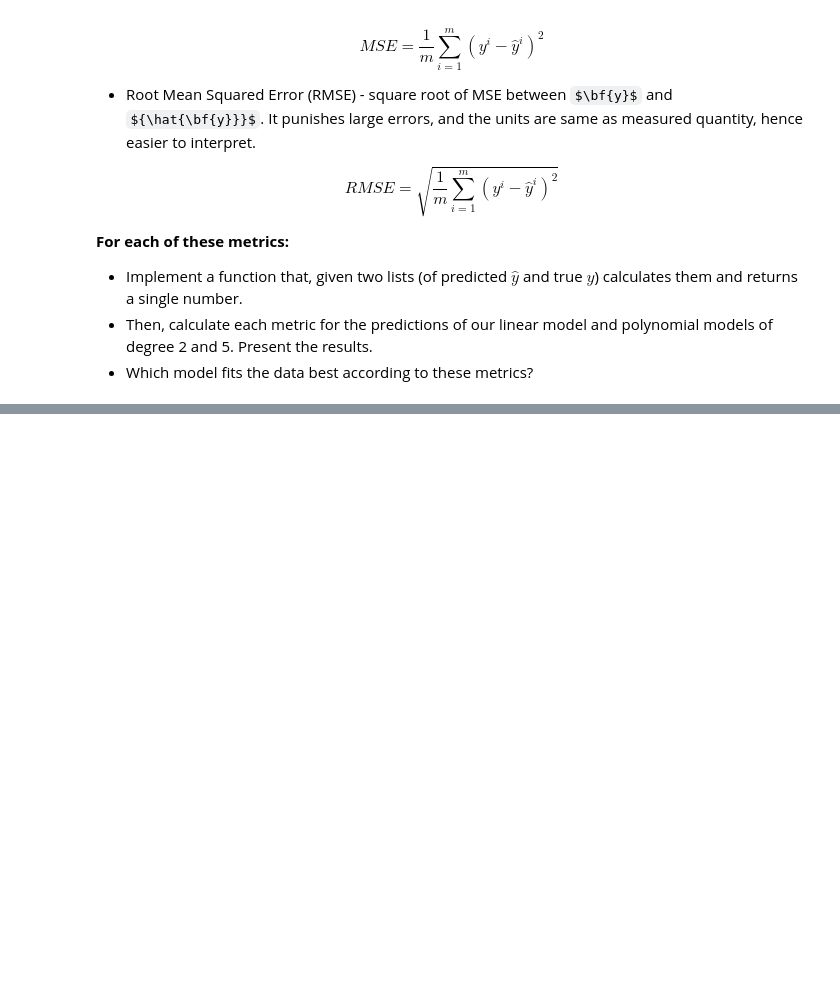
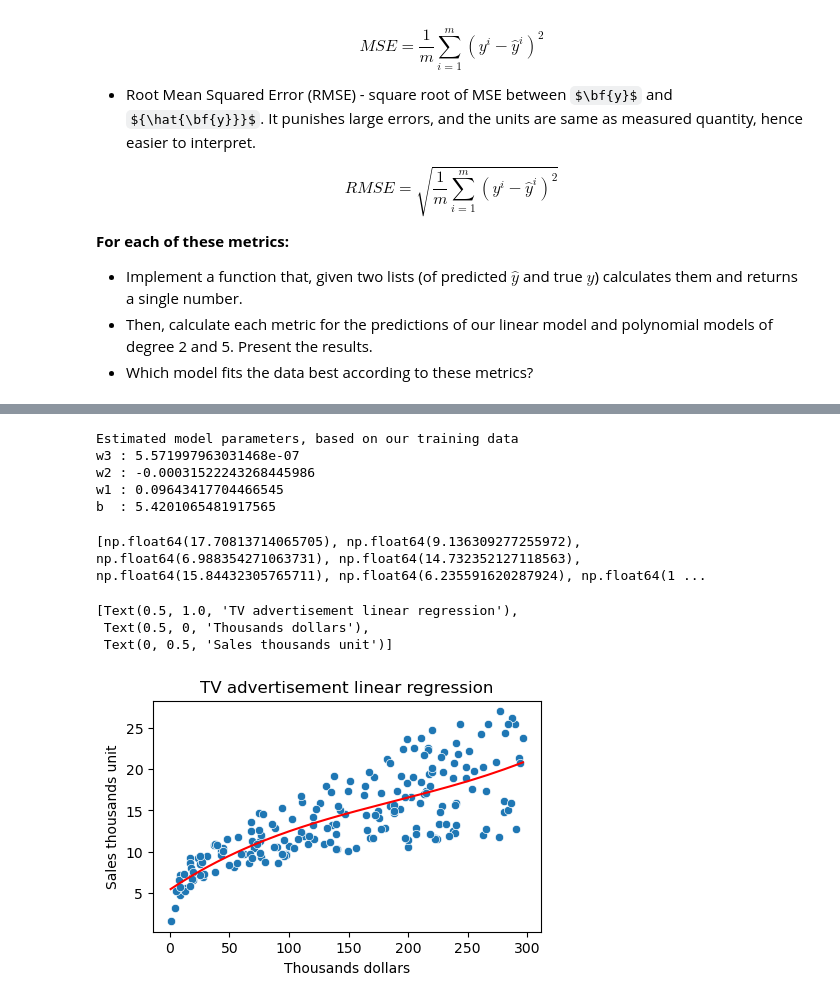
Before and after one commit to Md-Ruhul-Amin-Rony/Machine-Learning-AI25, a Jupyter notebook: notebooks/week1_lab02_linear_and_polynomial_regression.ipynb, the cells around one changed output, grey strips where cells are left out. Saved outputs shown, nothing was run; the diff lists cells and outputs as text; code cells hidden in the pictures; some formulas as TeX source; blank space fills up the shorter version.

```diff
--- a/notebooks/week1_lab02_linear_and_polynomial_regression.ipynb
+++ b/notebooks/week1_lab02_linear_and_polynomial_regression.ipynb
@@ -1926,0 +1961,42 @@ $$RMSE = \sqrt{\frac{1}{m}\sum_{i=1}^m (y^i - \hat{y}^i)^2}$$
+# %%
+w3,w2,w1,b = np.polyfit(x_train, y_train, deg=3)
+print('Estimated model parameters, based on our training data')
+print(f'w3 : {w3}')
+print(f'w2 : {w2}')
+print(f'w1 : {w1}')
+print(f'b  : {b}')
+# %% [output]
+Estimated model parameters, based on our training data
+w3 : 5.571997963031468e-07
+w2 : -0.00031522243268445986
+w1 : 0.09643417704466545
+b  : 5.4201065481917565
+# %%
+# let us now define our polynomial model (of degree three)
+def polynomial_model(x,w3,w2,w1,b):
+    y_hat = w3*x**3 + w2*x**2 + w1*x + b
+    return y_hat
+# %%
+#beräkna våra predicted values
+y_hats_3 = [polynomial_model(x,w3,w2,w1,b) for x in x_train]
+print (y_hats_3)
+# %% [output]
+[np.float64(17.70813714065705), np.float64(9.136309277255972), np.float64(6.988354271063731), np.float64(14.732352127118563), np.float64(15.84432305765711), np.float64(6.235591620287924), np.float64(1 ...
+# %%
+# compare the resulting predictions with the ground truth
+
+fig, ax = plt.figure(figsize=(5,3), dpi =100), plt.axes()
+
+sns.scatterplot(data=df, x='TV', y = 'Sales')
+sns.lineplot(x=x_train, y = y_hats_3, color ="red")
+
+ax.set(
+    title="TV advertisement linear regression",
+    xlabel ="Thousands dollars",
+    ylabel = "Sales thousands unit"
+    )
+# %% [output]
+[Text(0.5, 1.0, 'TV advertisement linear regression'),
+ Text(0.5, 0, 'Thousands dollars'),
+ Text(0, 0.5, 'Sales thousands unit')]
+[figure, added]
```
Also changed, not shown: parts of 17 cells of this notebook.
